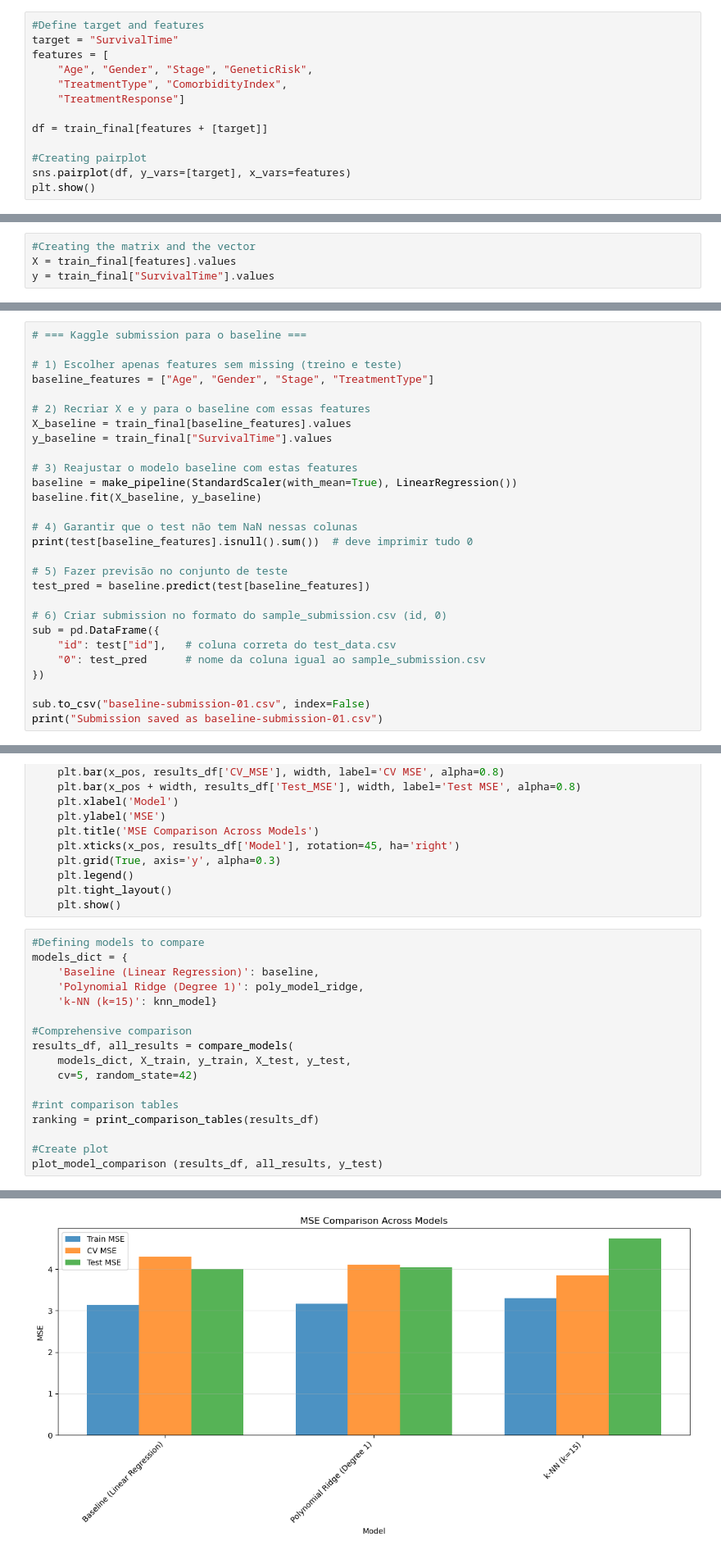
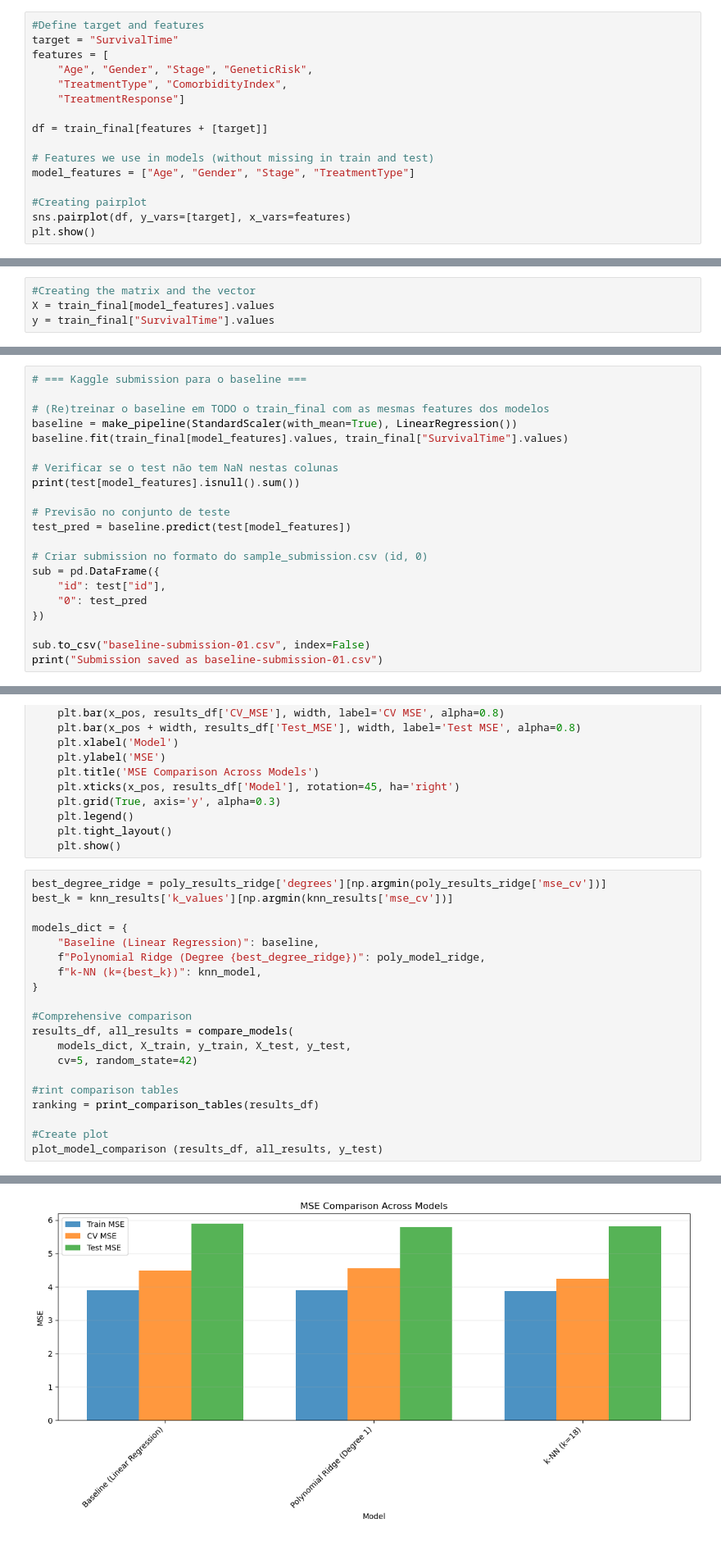
Before and after one commit to Custodio30/MLNOVA-AA-Assigement-2-Bernardo-Joao-Leonor-, a Jupyter notebook: assigment #2/notebooks/assigment#2.ipynb, the cells around one changed output, grey strips where cells are left out. Shown: that part at 82% size. Drawn from its saved outputs; the diff is of its cells as text.

```diff
--- a/assigment #2/notebooks/assigment#2.ipynb
+++ b/assigment #2/notebooks/assigment#2.ipynb
@@ -97,6 +97,9 @@ features = [
 
 df = train_final[features + [target]]
 
+# Features we use in models (without missing in train and test)
+model_features = ["Age", "Gender", "Stage", "TreatmentType"]
+
 #Creating pairplot
 sns.pairplot(df, y_vars=[target], x_vars=features)
 plt.show()
@@ -106,7 +109,7 @@ plt.show()
 <h3> Matrix of X and vector of Y <h3>
 # %%
 #Creating the matrix and the vector
-X = train_final[features].values
+X = train_final[model_features].values
 y = train_final["SurvivalTime"].values
 # %% [markdown]
 <h3> Comparing Splitting Strategies <h3>
@@ -208,27 +211,20 @@ Final Test MSE: 3.9983211203636304
 # %%
 # === Kaggle submission para o baseline ===
 
-# 1) Escolher apenas features sem missing (treino e teste)
-baseline_features = ["Age", "Gender", "Stage", "TreatmentType"]
+# (Re)treinar o baseline em TODO o train_final com as mesmas features dos modelos
+baseline = make_pipeline(StandardScaler(with_mean=True), LinearRegression())
+baseline.fit(train_final[model_features].values, train_final["SurvivalTime"].values)
 
-# 2) Recriar X e y para o baseline com essas features
-X_baseline = train_final[baseline_features].values
-y_baseline = train_final["SurvivalTime"].values
+# Verificar se o test não tem NaN nestas colunas
+print(test[model_features].isnull().sum())
 
-# 3) Reajustar o modelo baseline com estas features
-baseline = make_pipeline(StandardScaler(with_mean=True), LinearRegression())
-baseline.fit(X_baseline, y_baseline)
+# Previsão no conjunto de teste
+test_pred = baseline.predict(test[model_features])
 
-# 4) Garantir que o test não tem NaN nessas colunas
-print(test[baseline_features].isnull().sum())  # deve imprimir tudo 0
-
-# 5) Fazer previsão no conjunto de teste
-test_pred = baseline.predict(test[baseline_features])
-
-# 6) Criar submission no formato do sample_submission.csv (id, 0)
+# Criar submission no formato do sample_submission.csv (id, 0)
 sub = pd.DataFrame({
-    "id": test["id"],   # coluna correta do test_data.csv
-    "0": test_pred      # nome da coluna igual ao sample_submission.csv
+    "id": test["id"],
+    "0": test_pred
 })
 
 sub.to_csv("baseline-submission-01.csv", index=False)
@@ -565,11 +564,14 @@ def plot_model_comparison(results_df, all_results, y_test):
     plt.tight_layout()
     plt.show()
 # %%
-#Defining models to compare
+best_degree_ridge = poly_results_ridge['degrees'][np.argmin(poly_results_ridge['mse_cv'])]
+best_k = knn_results['k_values'][np.argmin(knn_results['mse_cv'])]
+
 models_dict = {
-    'Baseline (Linear Regression)': baseline,
-    'Polynomial Ridge (Degree 1)': poly_model_ridge,
-    'k-NN (k=15)': knn_model}
+    "Baseline (Linear Regression)": baseline,
+    f"Polynomial Ridge (Degree {best_degree_ridge})": poly_model_ridge,
+    f"k-NN (k={best_k})": knn_model,
+}
 
 #Comprehensive comparison
 results_df, all_results = compare_models(
@@ -597 +599 @@ Test RMSE: 1.9996
-[figure, old version]
+[figure, new version]
```
Also changed, not shown: parts of 12 cells of this notebook, 6 other files.
